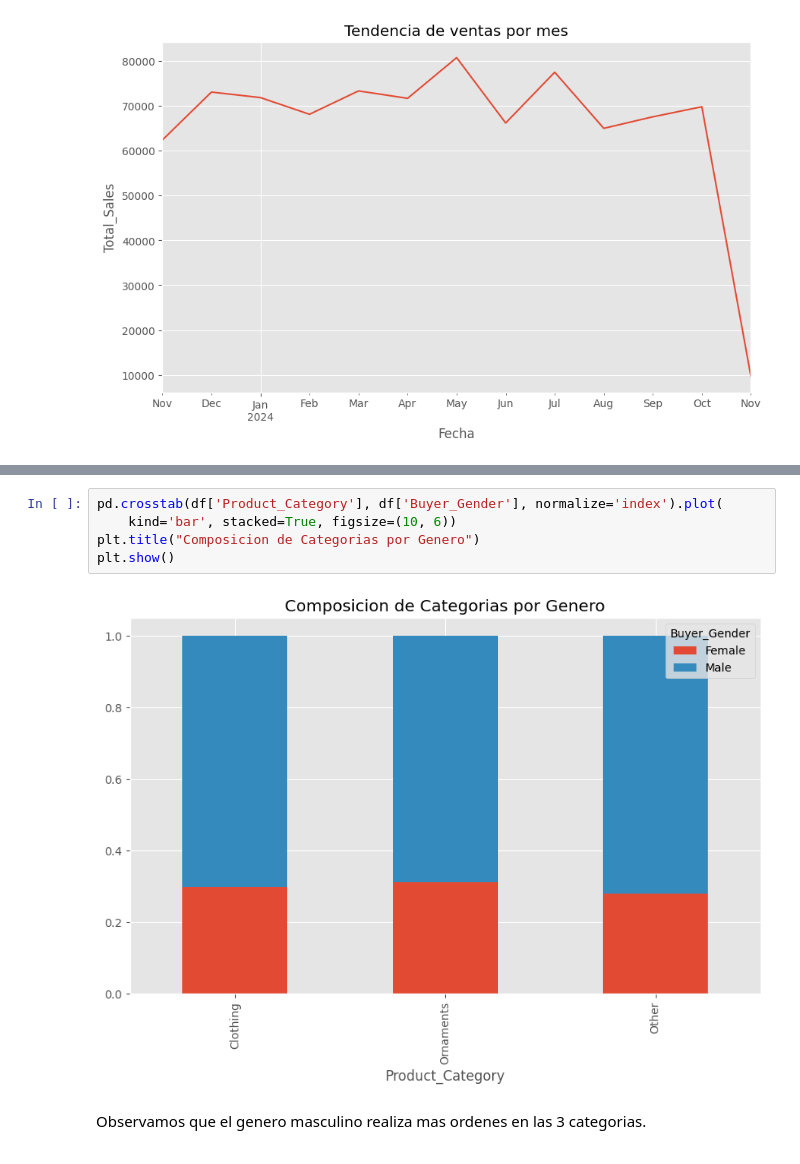
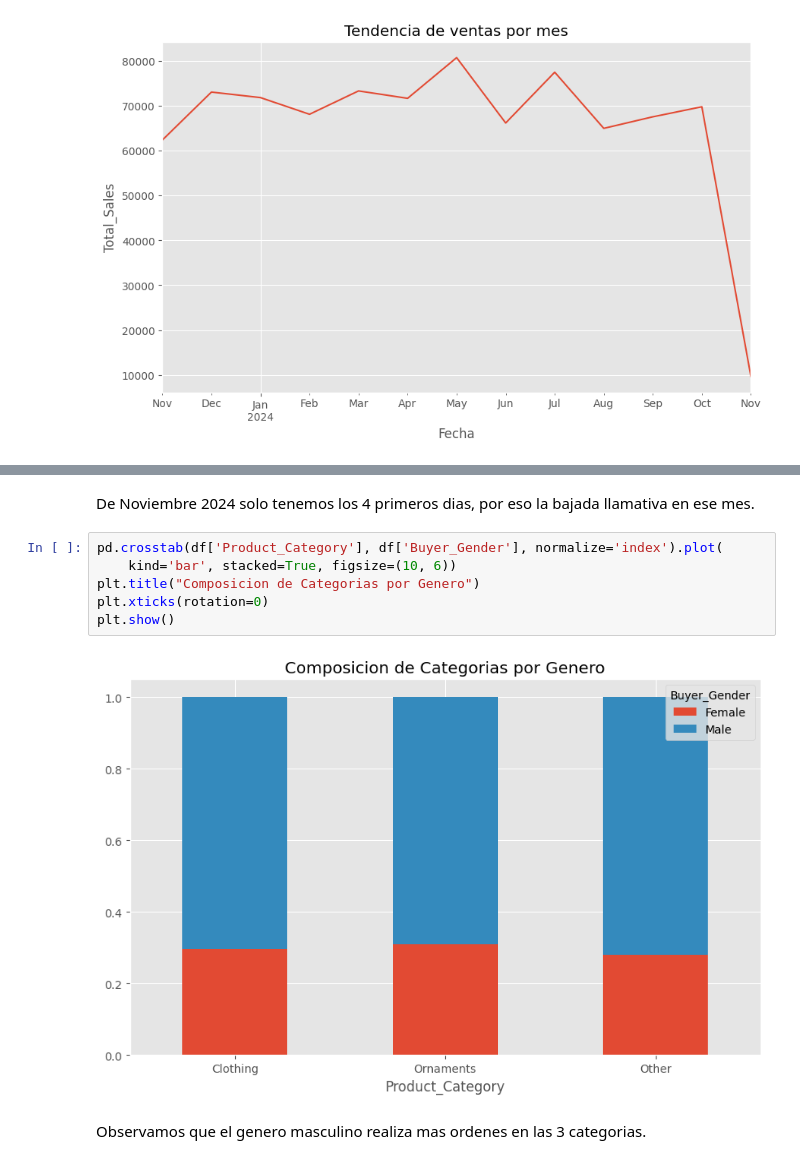
Before and after one commit to abdonrb/Global_Sales_EDA, a Jupyter notebook: notebooks/Data_visualitation.ipynb, the cells around one changed output, grey strips where cells are left out. Saved outputs shown, nothing was run; the diff lists cells and outputs as text.

```diff
--- a/notebooks/Data_visualitation.ipynb
+++ b/notebooks/Data_visualitation.ipynb
@@ -23,10 +31,13 @@ plt.show();
+# %% [markdown]
+De Noviembre 2024 solo tenemos los 4 primeros dias, por eso la bajada llamativa en ese mes.
 # %%
 pd.crosstab(df['Product_Category'], df['Buyer_Gender'], normalize='index').plot(
     kind='bar', stacked=True, figsize=(10, 6))
 plt.title("Composicion de Categorias por Genero")
+plt.xticks(rotation=0)
 plt.show()
 # %% [output]
-[figure, old version]
+[figure, new version]
 # %% [markdown]
 Observamos que el genero masculino realiza mas ordenes en las 3 categorias.
 # %%
```
Also changed, not shown: parts of 2 cells of this notebook, 1 other file.
